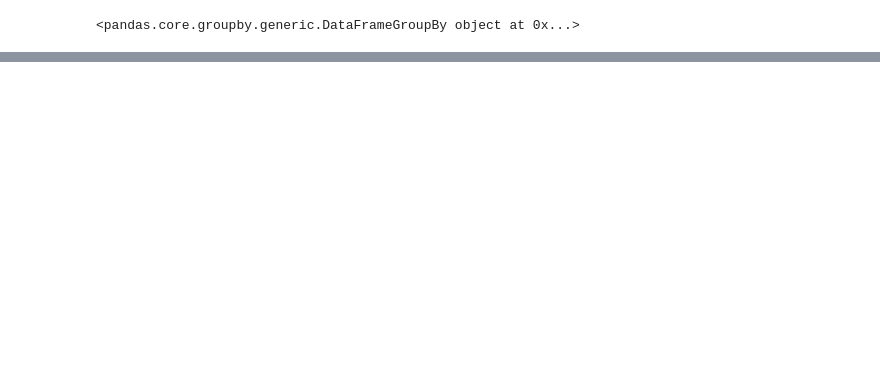
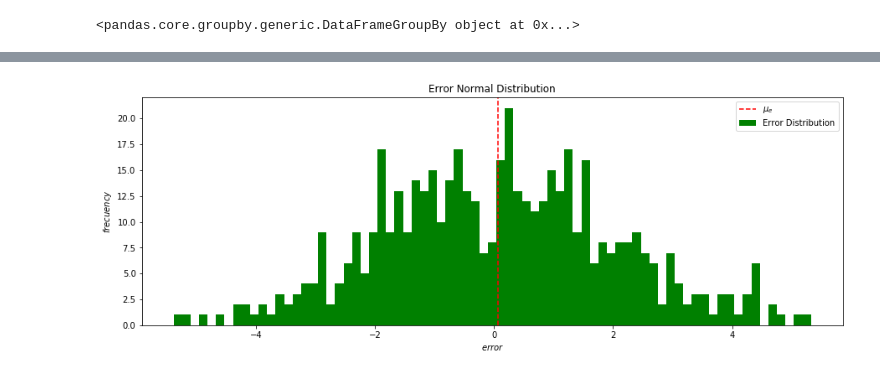
Before and after one commit to sborquez/Python-LEC, a Jupyter notebook: 1. Análisis Exploratorio.ipynb, the cells around one changed output, grey strips where cells are left out. Saved outputs shown, nothing was run; the diff lists cells and outputs as text; code cells hidden in the pictures; blank space fills up the shorter version.

```diff
--- a/1. Análisis Exploratorio.ipynb
+++ b/1. Análisis Exploratorio.ipynb
@@ -574,0 +576,26 @@ plt.legend();
+# %%
+# Tamaño de Plot
+plt.figure(figsize=(15, 5))
+
+# Plots
+plt.hist(e, bins=75, label="Error Distribution", color="green")
+plt.axvline(mu_e, label="$\mu_e$", color="red", linestyle="--")
+
+# Diseño
+## Titulo
+plt.title("Error Normal Distribution")
+
+## Nombres a los ejes
+plt.ylabel("$frecuency$")
+plt.xlabel("$error$")
+
+## Mostrar una grid
+plt.grid(False)
+
+## Mostrar legenda
+plt.legend()
+
+## Mostrar el gráfico
+plt.show();
+# %% [output]
+[figure, added]
```
Also changed, not shown: parts of 140 cells of this notebook.
